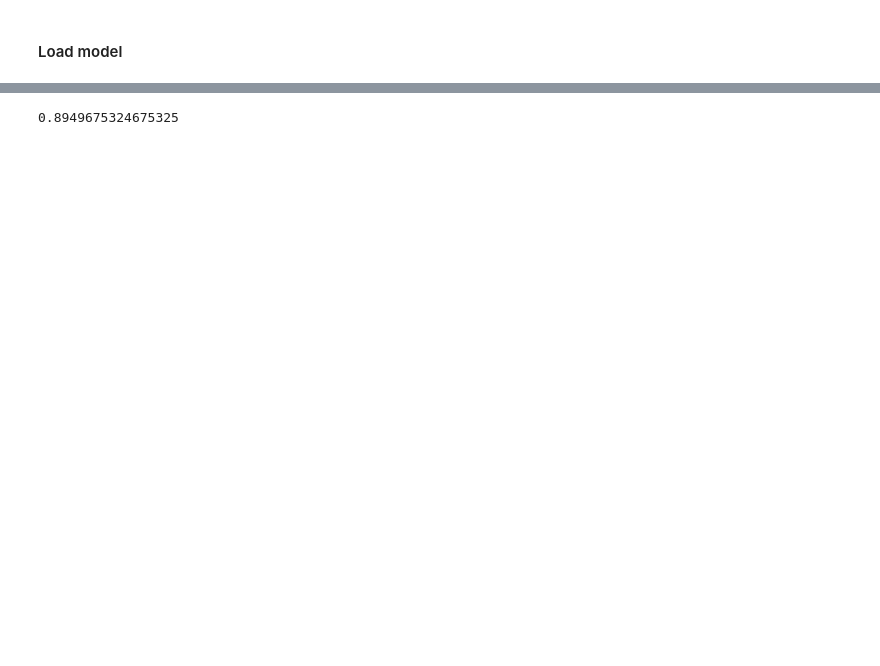
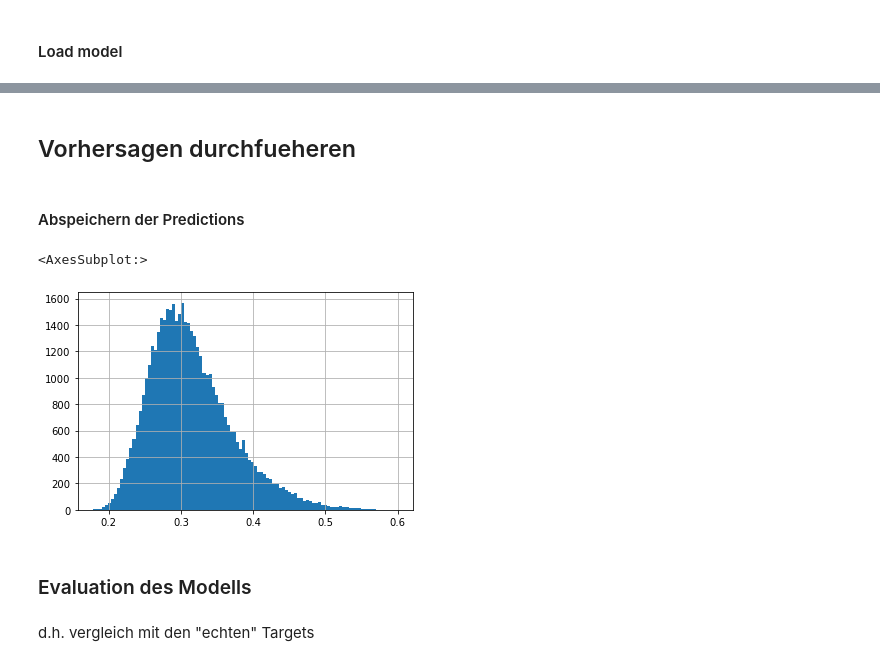
Before and after one commit to LuxImagingAI/ba_jessica, a Jupyter notebook: ChexpertEval.ipynb, the cells around one changed output, grey strips where cells are left out. Drawn from its saved outputs; the diff is of its cells as text; code cells hidden in the pictures; blank space fills up the shorter version.

```diff
--- a/ChexpertEval.ipynb
+++ b/ChexpertEval.ipynb
@@ -35,9 +45,22 @@ modified_csv.to_csv(prediction_csv, index=False)
+# %%
+filename_custom_testdata = '/home/users/jschott/chexpert_eval/test_custom.csv'
+
+dirname = os.path.dirname(filename_custom_testdata)
+if not os.path.exists(dirname):
+    os.makedirs(dirname)
+
+custom_validation_csv.to_csv(filename_custom_testdata, index=False)
 # %% [markdown]
 #### Load model
-# %%
-args = {
-    'config': '/home/users/jsoelter/Code/Chexpert/config/example.json',
-    'model_weight': '/home/users/jsoelter/Code/Chexpert/config/pre_train.pth',       # "Path to the trained models"
-    'in_csv_path': prediction_csv,   # "Path to the input image path in csv"
-    'num_workers': 8,                # "workers for each data loader"
-}
+# %%
+#which_model = 'pretrained'
+#which_model = 'exp1small'
+#which_model = 'exp_selection_female'
+#which_model = 'exp_70k'
+#which_model = 'exp_female_70k'
+#which_model = 'exp_1_male_70k' !!!!!
+#which_model = 'exp_2_male_70k'
+#which_model = 'exp_3_male_70k' !!!!
+which_model = 'exp_4_male_70k'
+#evaluate_on = filename_original_testdata
+evaluate_on = filename_custom_testdata
@@ -53,5 +160,10 @@ model = Classifier(cfg)
 _ = model.to(device)
 
 # load pretrained weights/parameter
+# selbsttrainiertes Model
 ckpt = torch.load(args['model_weight'], map_location='cpu')
-model.load_state_dict(ckpt)
+
+if 'exp' in which_model:
+    model.load_state_dict(ckpt['state_dict'])
+else:
+    model.load_state_dict(ckpt)
@@ -76,6 +187,8 @@ prediction_pathology = [
     'Atelectasis',
     'Pleural Effusion'
 ]
+# %% [markdown]
+## Vorhersagen durchfueheren
 # %%
 model.eval()
 
@@ -91 +207,3 @@ probabilities = expit(predictions)
 probabilities = pd.DataFrame(probabilities, columns=prediction_pathology)
+# %% [markdown]
+#### Abspeichern der Predictions
@@ -92,8 +215,11 @@ probabilities = pd.DataFrame(probabilities, columns=prediction_pathology)
+# %%
+probabilities['Cardiomegaly'].hist(bins= 100)
+# %% [output]
+<AxesSubplot:>
+[figure, added]
+# %% [markdown]
+### Evaluation des Modells
+# %% [markdown]
+d.h. vergleich mit den "echten" Targets
 # %%
 import sklearn.metrics as skm
-# %%
-col = 'Atelectasis'
-
-skm.roc_auc_score(modified_csv[col], probabilities[col])
-# %% [output]
-0.8949675324675325
```
Also changed, not shown: parts of 60 cells of this notebook, 3 other files.
